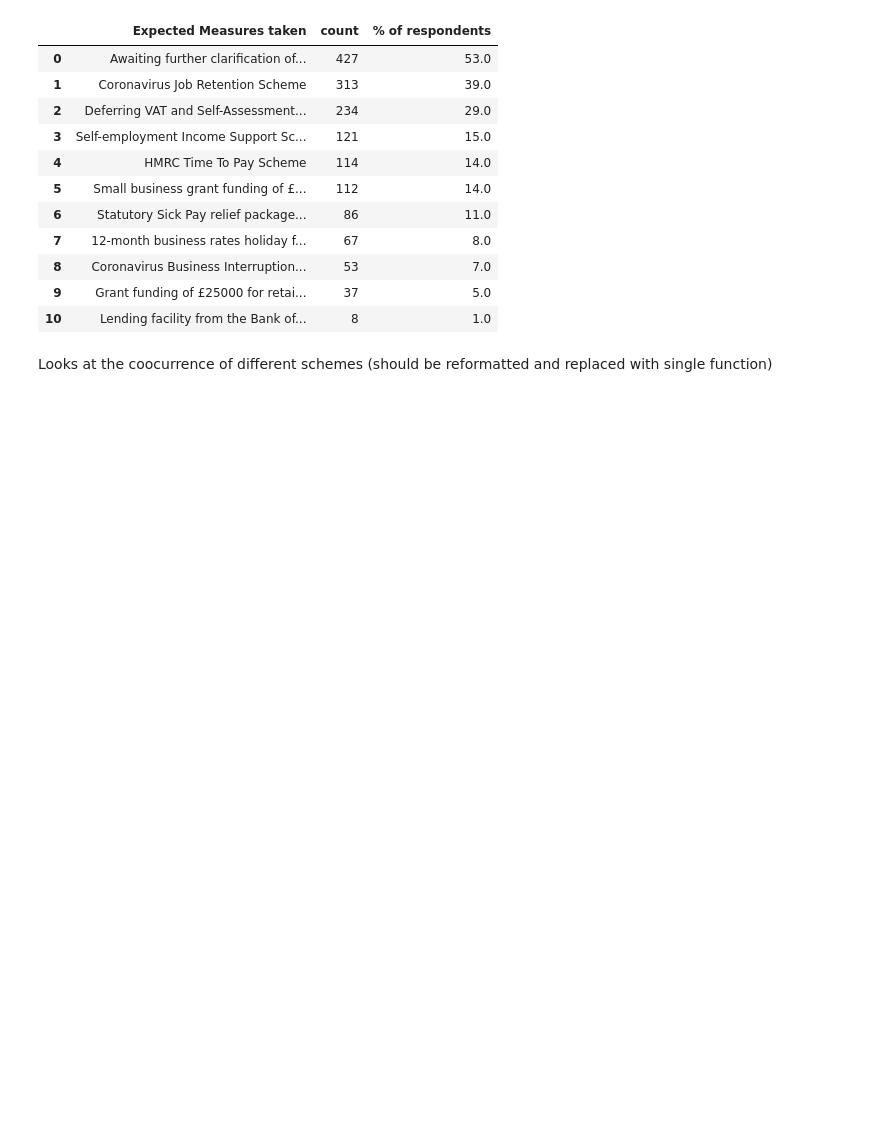
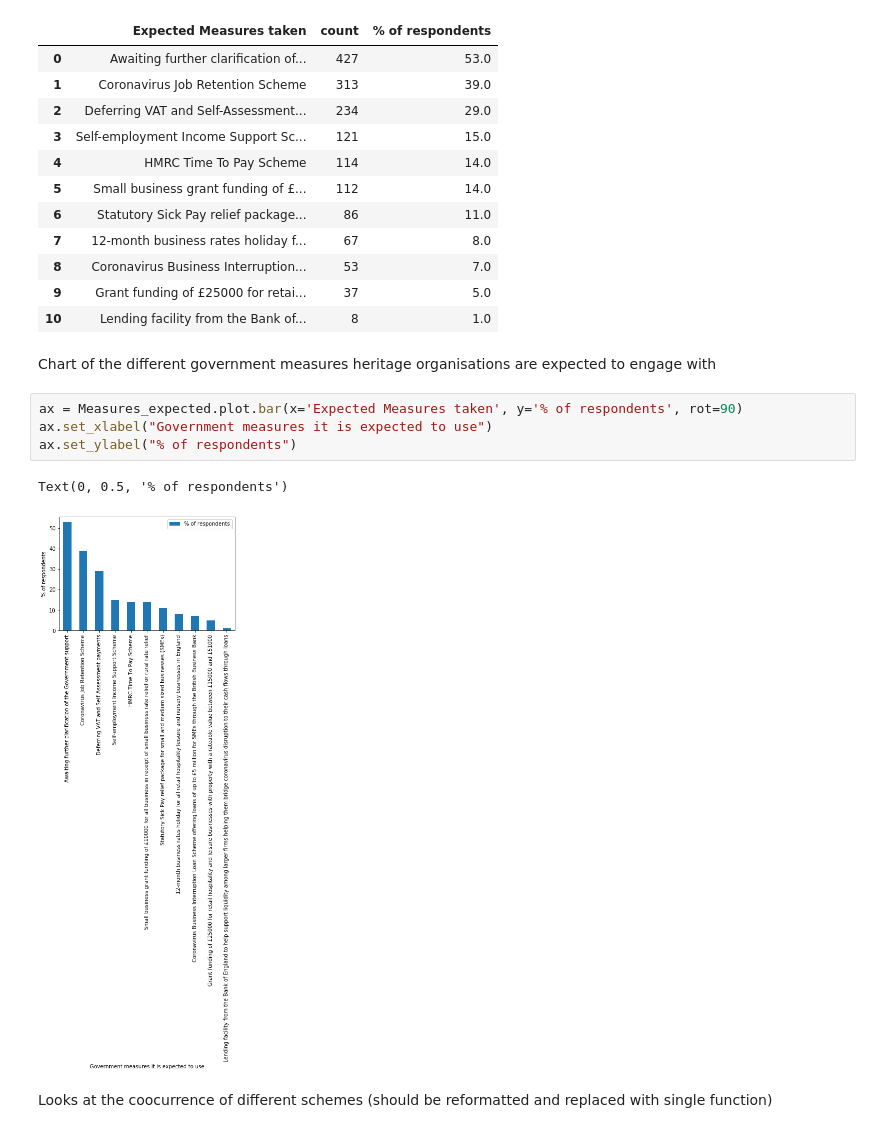
Before and after one commit to johnardavies/Analysis_of_effects_of_covid_in_uk_heritage_sector, a Jupyter notebook: Covid_heritage.ipynb, the cells around one changed output. Cells and saved outputs as stored; diff of their text form; blank space fills up the shorter version.

```diff
--- a/Covid_heritage.ipynb
+++ b/Covid_heritage.ipynb
@@ -220,6 +256,15 @@ Measures_expected
 | 8 | Coronavirus Business Interruption... | 53 | 7.0 |
 | 9 | Grant funding of £25000 for retai... | 37 | 5.0 |
 | 10 | Lending facility from the Bank of... | 8 | 1.0 |
+# %% [markdown]
+Chart of the different government measures heritage organisations are expected to engage with
+# %%
+ax = Measures_expected.plot.bar(x='Expected Measures taken', y='% of respondents', rot=90)
+ax.set_xlabel("Government measures it is expected to use")
+ax.set_ylabel("% of respondents")
+# %% [output]
+Text(0, 0.5, '% of respondents')
+[figure, added]
 # %% [markdown]
 Looks at the coocurrence of different schemes (should be reformatted and replaced with single function)
 # %%
```
Also changed, not shown: parts of 12 cells of this notebook.
